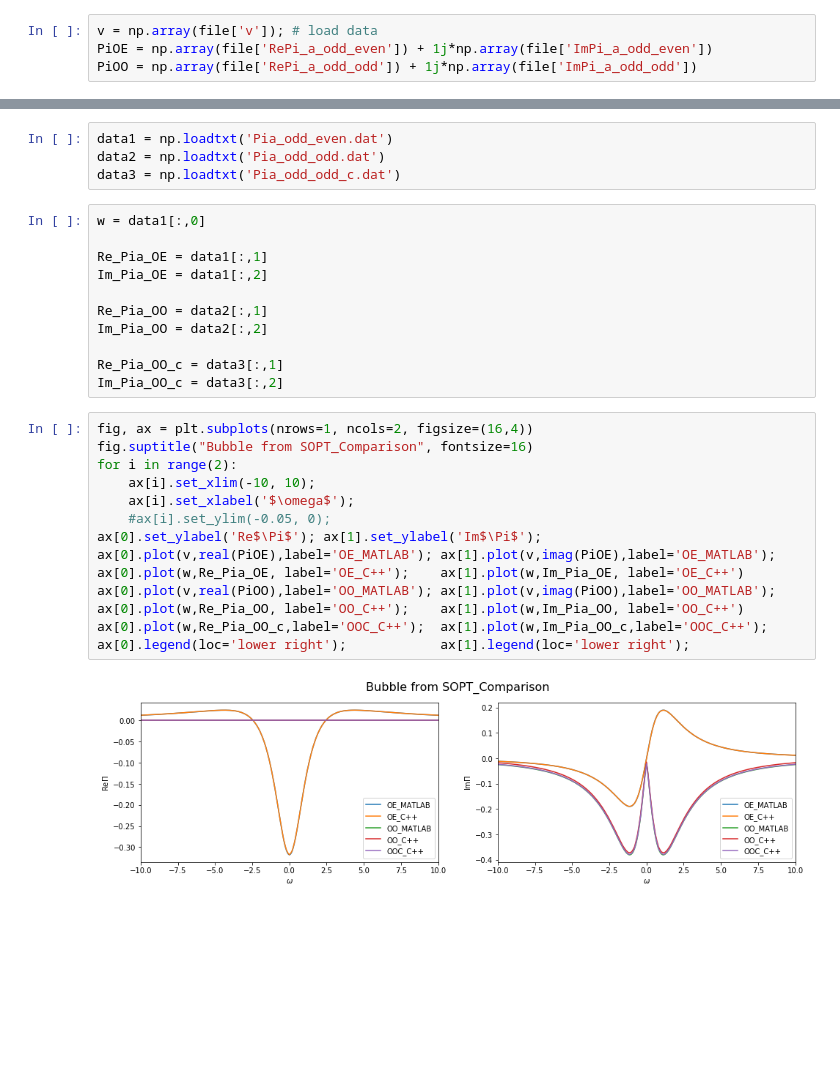
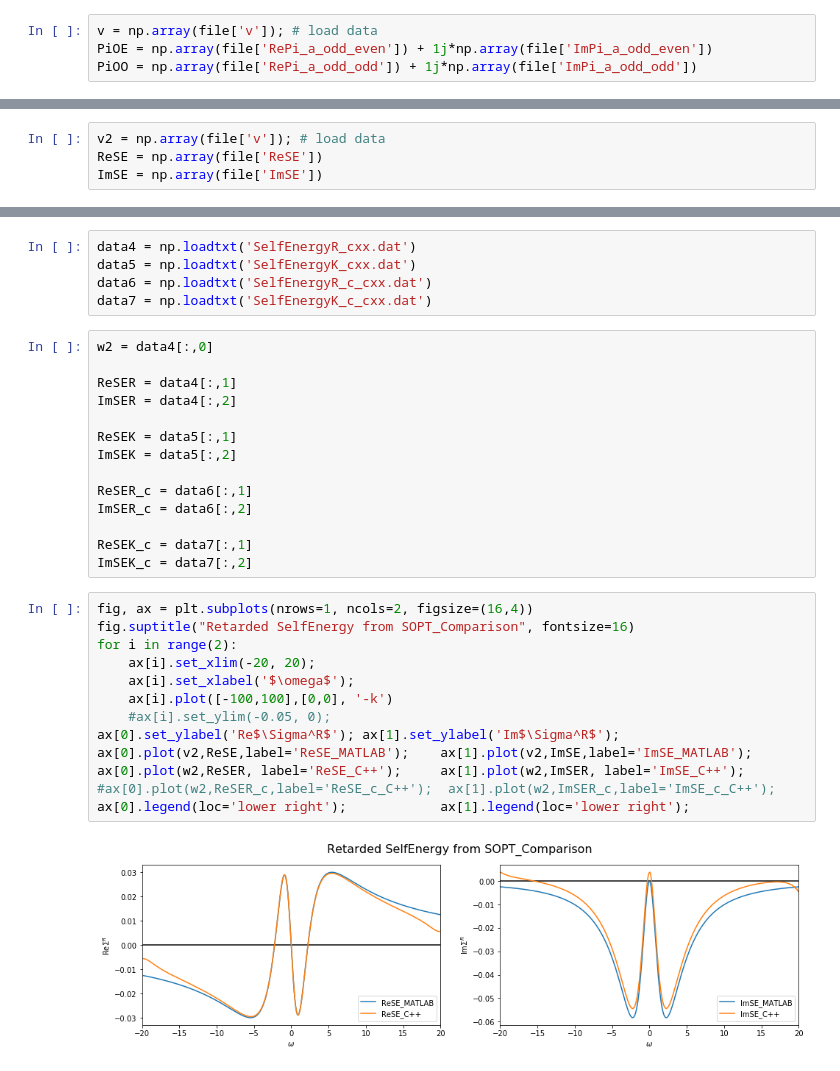
Before and after one commit to NepomukRitz/KeldyshQFT, a Jupyter notebook: Keldysh_mfRG/Benchmark - Test Data/direct eval - SOPT via FFT/plot_SOPT.ipynb, the cells around one changed output, grey strips where cells are left out. Cells and saved outputs as stored; diff of their text form; blank space fills up the shorter version.

```diff
--- a/Keldysh_mfRG/Benchmark - Test Data/direct eval - SOPT via FFT/plot_SOPT.ipynb
+++ b/Keldysh_mfRG/Benchmark - Test Data/direct eval - SOPT via FFT/plot_SOPT.ipynb
@@ -48,3 +94,7 @@ ax[0].legend(loc='lower right');
+# %%
+v2 = np.array(file['v']); # load data
+ReSE = np.array(file['ReSE'])
+ImSE = np.array(file['ImSE'])
 # %%
 ls
 # %% [output]
@@ -54,31 +105,34 @@ plot_SOPT.ipynb   SIAM_SOPT_FFT.h5
 # %%
-data1 = np.loadtxt('Pia_odd_even.dat')
-data2 = np.loadtxt('Pia_odd_odd.dat')
-data3 = np.loadtxt('Pia_odd_odd_c.dat')
+data4 = np.loadtxt('SelfEnergyR_cxx.dat')
+data5 = np.loadtxt('SelfEnergyK_cxx.dat')
+data6 = np.loadtxt('SelfEnergyR_c_cxx.dat')
+data7 = np.loadtxt('SelfEnergyK_c_cxx.dat')
-# %%
-w = data1[:,0]
-
-Re_Pia_OE = data1[:,1]
-Im_Pia_OE = data1[:,2]
-
-Re_Pia_OO = data2[:,1]
-Im_Pia_OO = data2[:,2]
-
-Re_Pia_OO_c = data3[:,1]
-Im_Pia_OO_c = data3[:,2]
+# %%
+w2 = data4[:,0]
+
+ReSER = data4[:,1]
+ImSER = data4[:,2]
+
+ReSEK = data5[:,1]
+ImSEK = data5[:,2]
+
+ReSER_c = data6[:,1]
+ImSER_c = data6[:,2]
+
+ReSEK_c = data7[:,1]
+ImSEK_c = data7[:,2]
 # %%
 fig, ax = plt.subplots(nrows=1, ncols=2, figsize=(16,4))
-fig.suptitle("Bubble from SOPT_Comparison", fontsize=16)
+fig.suptitle("Retarded SelfEnergy from SOPT_Comparison", fontsize=16)
 for i in range(2):
-    ax[i].set_xlim(-10, 10);
+    ax[i].set_xlim(-20, 20);
     ax[i].set_xlabel('$\omega$');
+    ax[i].plot([-100,100],[0,0], '-k')
     #ax[i].set_ylim(-0.05, 0);
-ax[0].set_ylabel('Re$\Pi$'); ax[1].set_ylabel('Im$\Pi$');
-ax[0].plot(v,real(PiOE),label='OE_MATLAB'); ax[1].plot(v,imag(PiOE),label='OE_MATLAB');
-ax[0].plot(w,Re_Pia_OE, label='OE_C++');    ax[1].plot(w,Im_Pia_OE, label='OE_C++')
-ax[0].plot(v,real(PiOO),label='OO_MATLAB'); ax[1].plot(v,imag(PiOO),label='OO_MATLAB');
-ax[0].plot(w,Re_Pia_OO, label='OO_C++');    ax[1].plot(w,Im_Pia_OO, label='OO_C++')
-ax[0].plot(w,Re_Pia_OO_c,label='OOC_C++');  ax[1].plot(w,Im_Pia_OO_c,label='OOC_C++');
+ax[0].set_ylabel('Re$\Sigma^R$'); ax[1].set_ylabel('Im$\Sigma^R$');
+ax[0].plot(v2,ReSE,label='ReSE_MATLAB');    ax[1].plot(v2,ImSE,label='ImSE_MATLAB');
+ax[0].plot(w2,ReSER, label='ReSE_C++');     ax[1].plot(w2,ImSER, label='ImSE_C++');
+#ax[0].plot(w2,ReSER_c,label='ReSE_c_C++');  ax[1].plot(w2,ImSER_c,label='ImSE_c_C++');
 ax[0].legend(loc='lower right');            ax[1].legend(loc='lower right');
 # %% [output]
-[figure, old version]
+[figure, new version]
```
Also changed, not shown: parts of 9 cells of this notebook, 20 other files.
